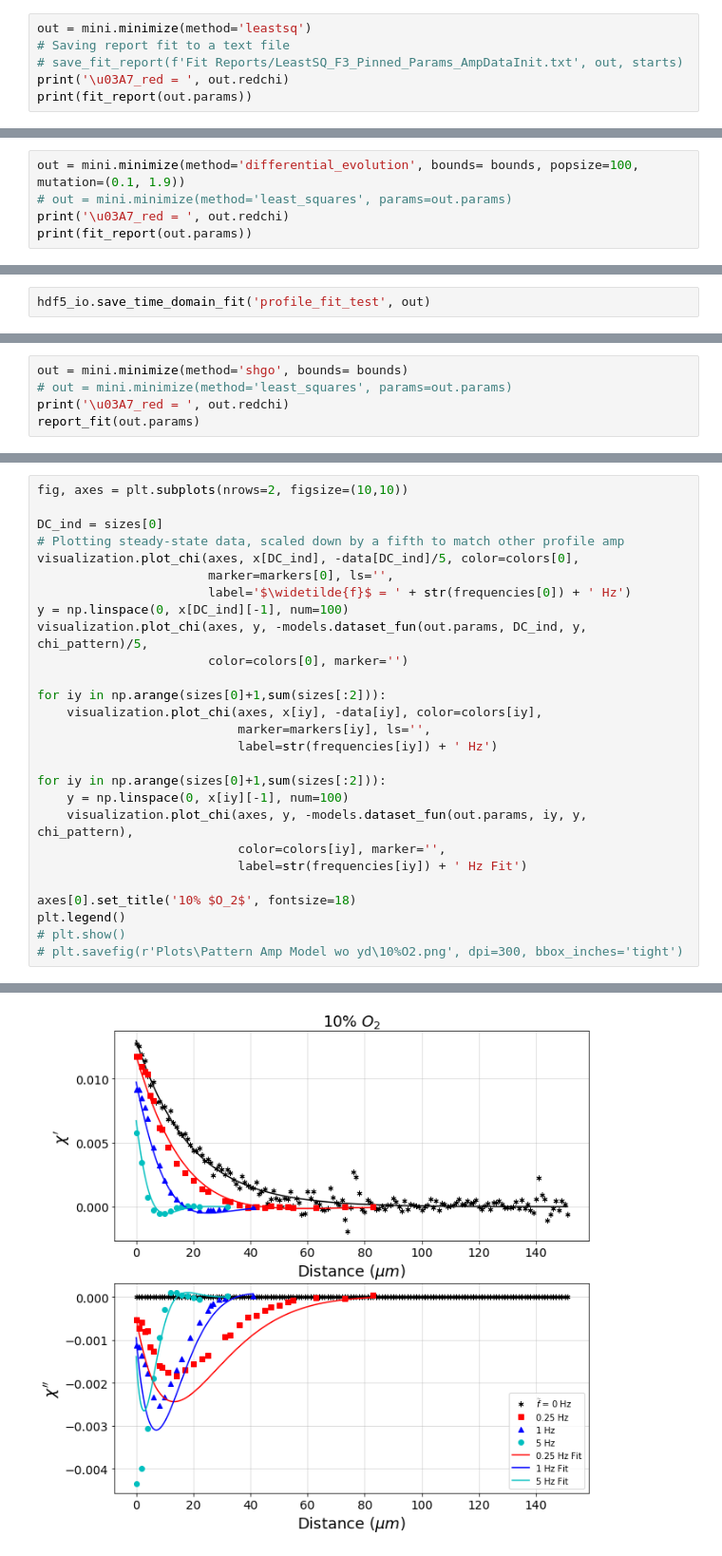
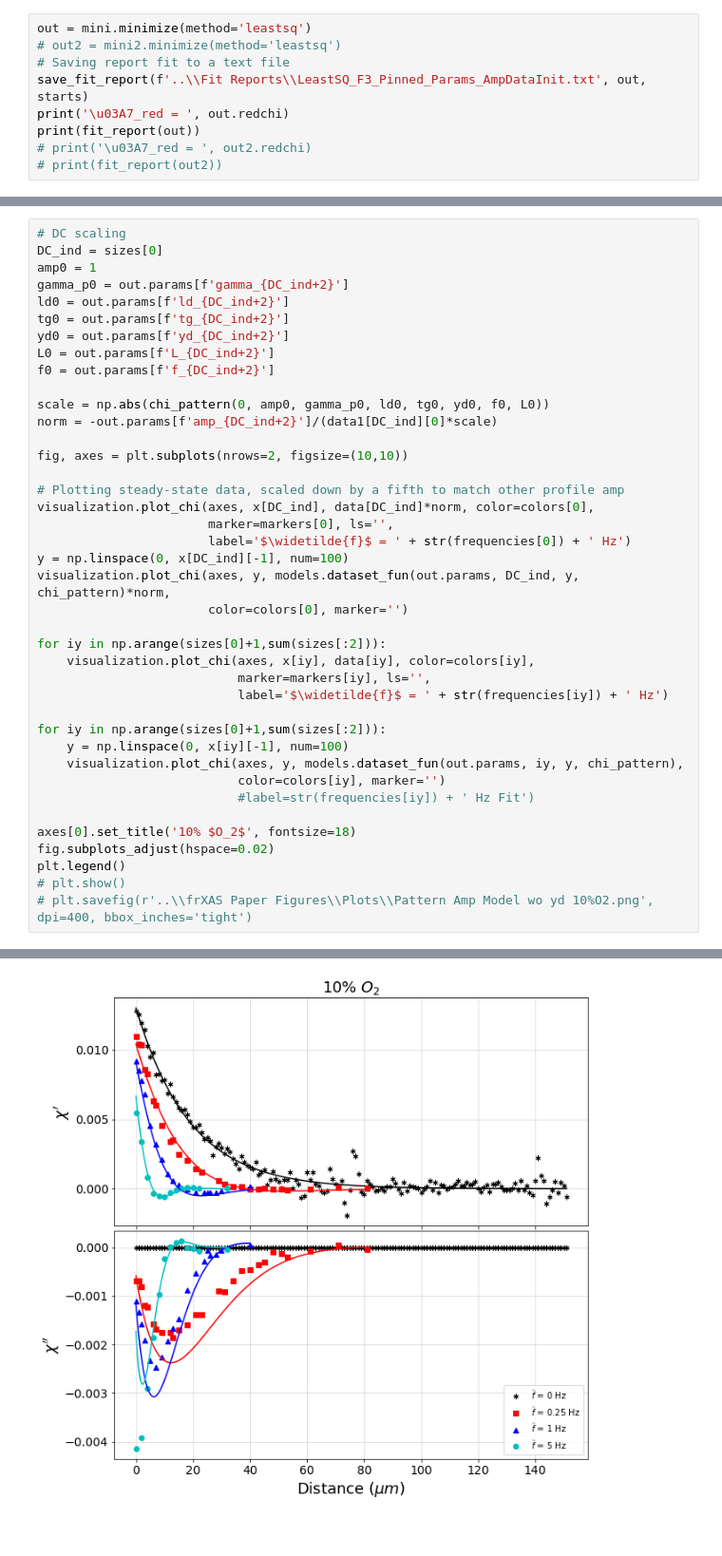
Before and after one commit to BGerwe/Xray-Project, a Jupyter notebook: fr_XAS/Model Fitting/July18 Data V Cont Amp Patterned Model.ipynb, the cells around one changed output, grey strips where cells are left out. Shown at 95% size. Drawn from its saved outputs; the diff is of its cells as text.

Commit message:
Checkpoint. Notebooks for extracting dynamic XANES data, analyzing by fitting to FFT, and saving as csv. Other new notebooks take the data and plot as standard XANES spectra and difference spectra.

```diff
--- a/fr_XAS/Model Fitting/July18 Data V Cont Amp Patterned Model.ipynb
+++ b/fr_XAS/Model Fitting/July18 Data V Cont Amp Patterned Model.ipynb
@@ -127,7 +177,10 @@ bounds = [(0,1), (1e-9, .1), (1e-2, 50), (1e-2, 10)] *11
 # %%
 out = mini.minimize(method='leastsq')
+# out2 = mini2.minimize(method='leastsq')
 # Saving report fit to a text file
-# save_fit_report(f'Fit Reports/LeastSQ_F3_Pinned_Params_AmpDataInit.txt', out, starts)
+save_fit_report(f'..\\Fit Reports\\LeastSQ_F3_Pinned_Params_AmpDataInit.txt', out, starts)
 print('\u03A7_red = ', out.redchi)
-print(fit_report(out.params))
+print(fit_report(out))
+# print('\u03A7_red = ', out2.redchi)
+# print(fit_report(out2))
 # %% [output]
@@ -151,5 +203,0 @@ print(fit_report(out.params))
-# %%
-out = mini.minimize(method='differential_evolution', bounds= bounds, popsize=100, mutation=(0.1, 1.9))
-# out = mini.minimize(method='least_squares', params=out.params)
-print('\u03A7_red = ', out.redchi)
-print(fit_report(out.params))
@@ -174,2 +203,0 @@ print(fit_report(out.params))
-# %%
-hdf5_io.save_time_domain_fit('profile_fit_test', out)
@@ -194,5 +203,0 @@ True
-# %%
-out = mini.minimize(method='shgo', bounds= bounds)
-# out = mini.minimize(method='least_squares', params=out.params)
-print('\u03A7_red = ', out.redchi)
-report_fit(out.params)
@@ -244,31 +300,44 @@ plt.savefig(r'Plots\Pattern Amp Model wo yd\1%O2.png', dpi=300, bbox_inches='tig
 # %%
+# DC scaling
+DC_ind = sizes[0]
+amp0 = 1
+gamma_p0 = out.params[f'gamma_{DC_ind+2}']
+ld0 = out.params[f'ld_{DC_ind+2}']
+tg0 = out.params[f'tg_{DC_ind+2}']
+yd0 = out.params[f'yd_{DC_ind+2}']
+L0 = out.params[f'L_{DC_ind+2}']
+f0 = out.params[f'f_{DC_ind+2}']
+
+scale = np.abs(chi_pattern(0, amp0, gamma_p0, ld0, tg0, yd0, f0, L0))
+norm = -out.params[f'amp_{DC_ind+2}']/(data1[DC_ind][0]*scale)
+
 fig, axes = plt.subplots(nrows=2, figsize=(10,10))
 
-DC_ind = sizes[0]
 # Plotting steady-state data, scaled down by a fifth to match other profile amp
-visualization.plot_chi(axes, x[DC_ind], -data[DC_ind]/5, color=colors[0],
+visualization.plot_chi(axes, x[DC_ind], data[DC_ind]*norm, color=colors[0],
                        marker=markers[0], ls='',
                        label='$\widetilde{f}$ = ' + str(frequencies[0]) + ' Hz')
 y = np.linspace(0, x[DC_ind][-1], num=100)
-visualization.plot_chi(axes, y, -models.dataset_fun(out.params, DC_ind, y, chi_pattern)/5,
+visualization.plot_chi(axes, y, models.dataset_fun(out.params, DC_ind, y, chi_pattern)*norm,
                        color=colors[0], marker='')
 
 for iy in np.arange(sizes[0]+1,sum(sizes[:2])):
-    visualization.plot_chi(axes, x[iy], -data[iy], color=colors[iy],
+    visualization.plot_chi(axes, x[iy], data[iy], color=colors[iy],
                            marker=markers[iy], ls='',
-                           label=str(frequencies[iy]) + ' Hz')
+                           label='$\widetilde{f}$ = ' + str(frequencies[iy]) + ' Hz')
 
 for iy in np.arange(sizes[0]+1,sum(sizes[:2])):
     y = np.linspace(0, x[iy][-1], num=100)
-    visualization.plot_chi(axes, y, -models.dataset_fun(out.params, iy, y, chi_pattern),
-                           color=colors[iy], marker='',
-                           label=str(frequencies[iy]) + ' Hz Fit')
+    visualization.plot_chi(axes, y, models.dataset_fun(out.params, iy, y, chi_pattern),
+                           color=colors[iy], marker='')
+                           #label=str(frequencies[iy]) + ' Hz Fit')
 
 axes[0].set_title('10% $O_2$', fontsize=18)
+fig.subplots_adjust(hspace=0.02)
 plt.legend()
 # plt.show()
-# plt.savefig(r'Plots\Pattern Amp Model wo yd\10%O2.png', dpi=300, bbox_inches='tight')
+# plt.savefig(r'..\\frXAS Paper Figures\\Plots\\Pattern Amp Model wo yd 10%O2.png', dpi=400, bbox_inches='tight')
 # %% [output]
 <matplotlib.legend.Legend at 0x...>
-[figure, old version]
+[figure, new version]
 # %%
```
Also changed, not shown: parts of 32 cells of this notebook, 11 other files.
